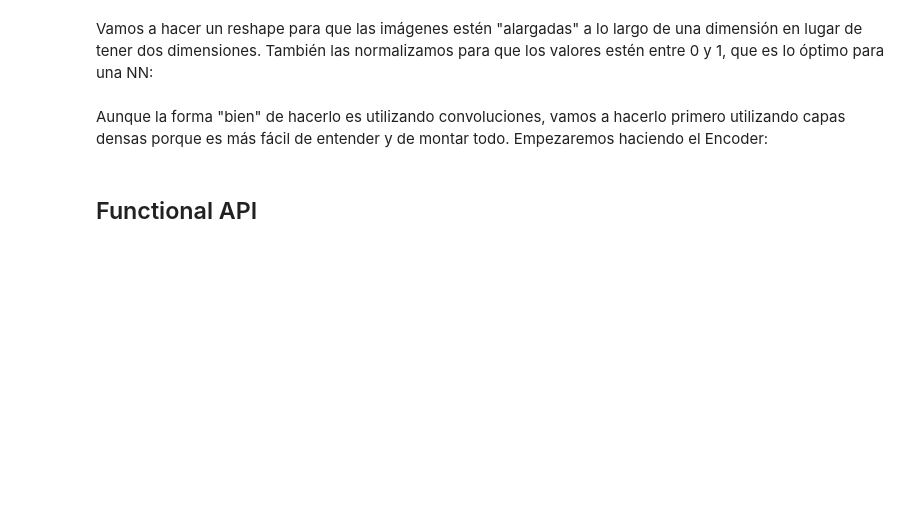
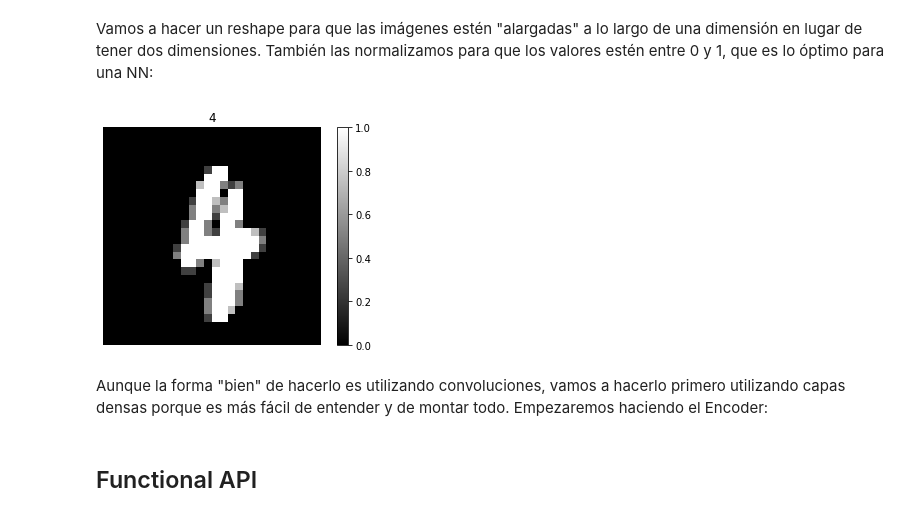
Before and after one commit to Jorgvt/Master_IA3, a Jupyter notebook: AP_I/Test_AutoEncoder.ipynb, the cells around one changed output. Drawn from its saved outputs; the diff is of its cells as text; code cells hidden in the pictures; blank space fills up the shorter version.

```diff
--- a/AP_I/Test_AutoEncoder.ipynb
+++ b/AP_I/Test_AutoEncoder.ipynb
@@ -37,6 +38,16 @@ X_test = X_test / 255
 
 X_train = X_train.reshape(X_train.shape[0], X_train.shape[1]*X_train.shape[2])
 X_test = X_test.reshape(X_test.shape[0], X_test.shape[1]*X_test.shape[2])
+# %%
+plt.figure()
+sample = np.random.randint(X_train.shape[0])
+plt.imshow(X_train[sample].reshape((28,28)), cmap="gray")
+plt.colorbar()
+plt.title(Y_train[sample])
+plt.axis("off")
+plt.show()
+# %% [output]
+[figure, added]
 # %%
 train_dataset = tf.data.Dataset.from_tensor_slices(X_train)
 train_dataset = train_dataset.shuffle(buffer_size=1024).batch(64)
```
Also changed, not shown: parts of 15 cells of this notebook.
